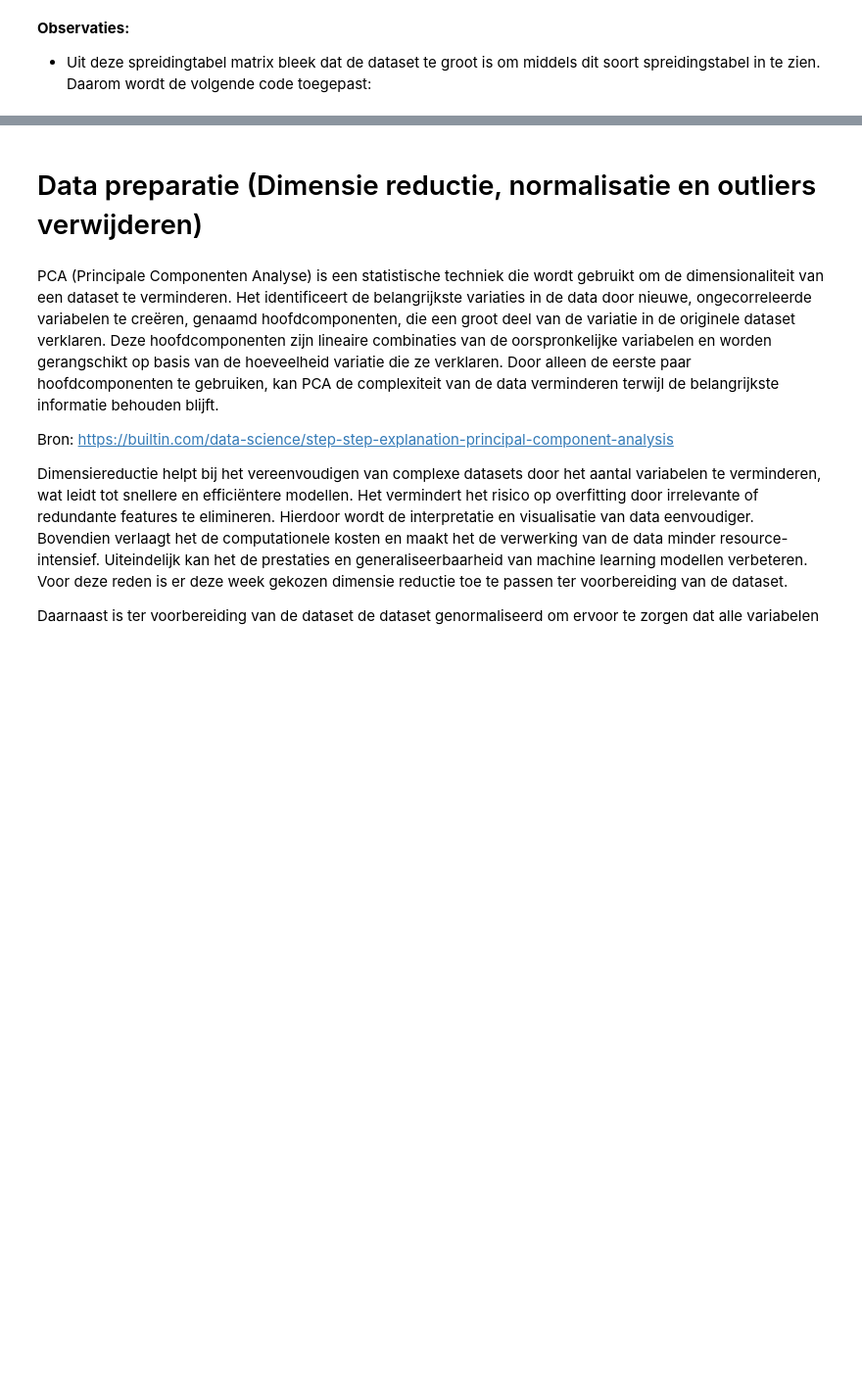
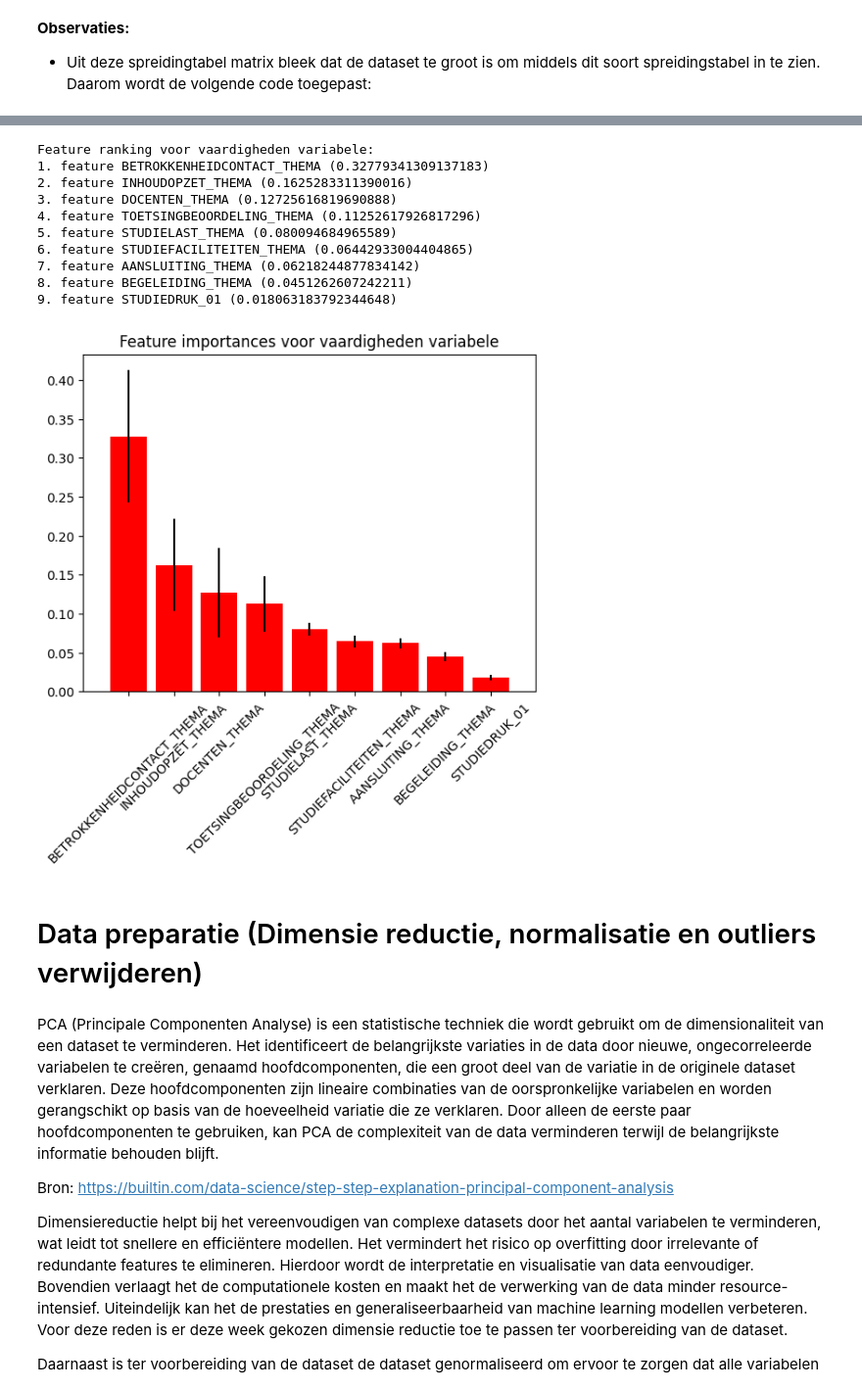
Before and after one commit to TheVioletRaven/NSE_OU, a Jupyter notebook: Casus_Open_Universiteit.ipynb, the cells around one changed output, grey strips where cells are left out. Shown at 98% size. Saved outputs shown, nothing was run; the diff lists cells and outputs as text; code cells hidden in the pictures; blank space fills up the shorter version.

```diff
--- a/Casus_Open_Universiteit.ipynb
+++ b/Casus_Open_Universiteit.ipynb
@@ -335,3 +467,45 @@ plt.show()
+# %%
+target = 'VAARDIGHEDEN_THEMA'
+
+X = df_imputed[onafhankelijke_variabelen]
+y = df_imputed[target]
+
+X_train, X_test, y_train, y_test = train_test_split(X, y, test_size=0.3, random_state=42)
+
+# Train het Random Forest model
+rf = RandomForestRegressor(n_estimators=100, random_state=42)
+rf.fit(X_train, y_train)
+
+# Bereken feature importances
+importances = rf.feature_importances_
+std = np.std([tree.feature_importances_ for tree in rf.estimators_], axis=0)
+indices = np.argsort(importances)[::-1]
+
+# Print de feature ranking
+print("Feature ranking voor vaardigheden variabele:")
+
+for f in range(X.shape[1]):
+    print(f"{f + 1}. feature {onafhankelijke_variabelen[indices[f]]} ({importances[indices[f]]})")
+
+# Plot de feature importances
+plt.figure()
+plt.title("Feature importances voor vaardigheden variabele")
+plt.bar(range(X.shape[1]), importances[indices], color="r", yerr=std[indices], align="center")
+plt.xticks(range(X.shape[1]), [onafhankelijke_variabelen[i] for i in indices], rotation=45)
+plt.xlim([-1, X.shape[1]])
+plt.show()
+# %% [output]
+Feature ranking voor vaardigheden variabele:
+1. feature BETROKKENHEIDCONTACT_THEMA (0.32779341309137183)
+2. feature INHOUDOPZET_THEMA (0.1625283311390016)
+3. feature DOCENTEN_THEMA (0.12725616819690888)
+4. feature TOETSINGBEOORDELING_THEMA (0.11252617926817296)
+5. feature STUDIELAST_THEMA (0.080094684965589)
+6. feature STUDIEFACILITEITEN_THEMA (0.06442933004404865)
+7. feature AANSLUITING_THEMA (0.06218244877834142)
+8. feature BEGELEIDING_THEMA (0.0451262607242211)
+9. feature STUDIEDRUK_01 (0.018063183792344648)
+[figure, added]
 # %% [markdown]
 # Data preparatie (Dimensie reductie, normalisatie en outliers verwijderen)
 # %% [markdown]
```
Also changed, not shown: parts of 12 cells of this notebook, 1 other file.
